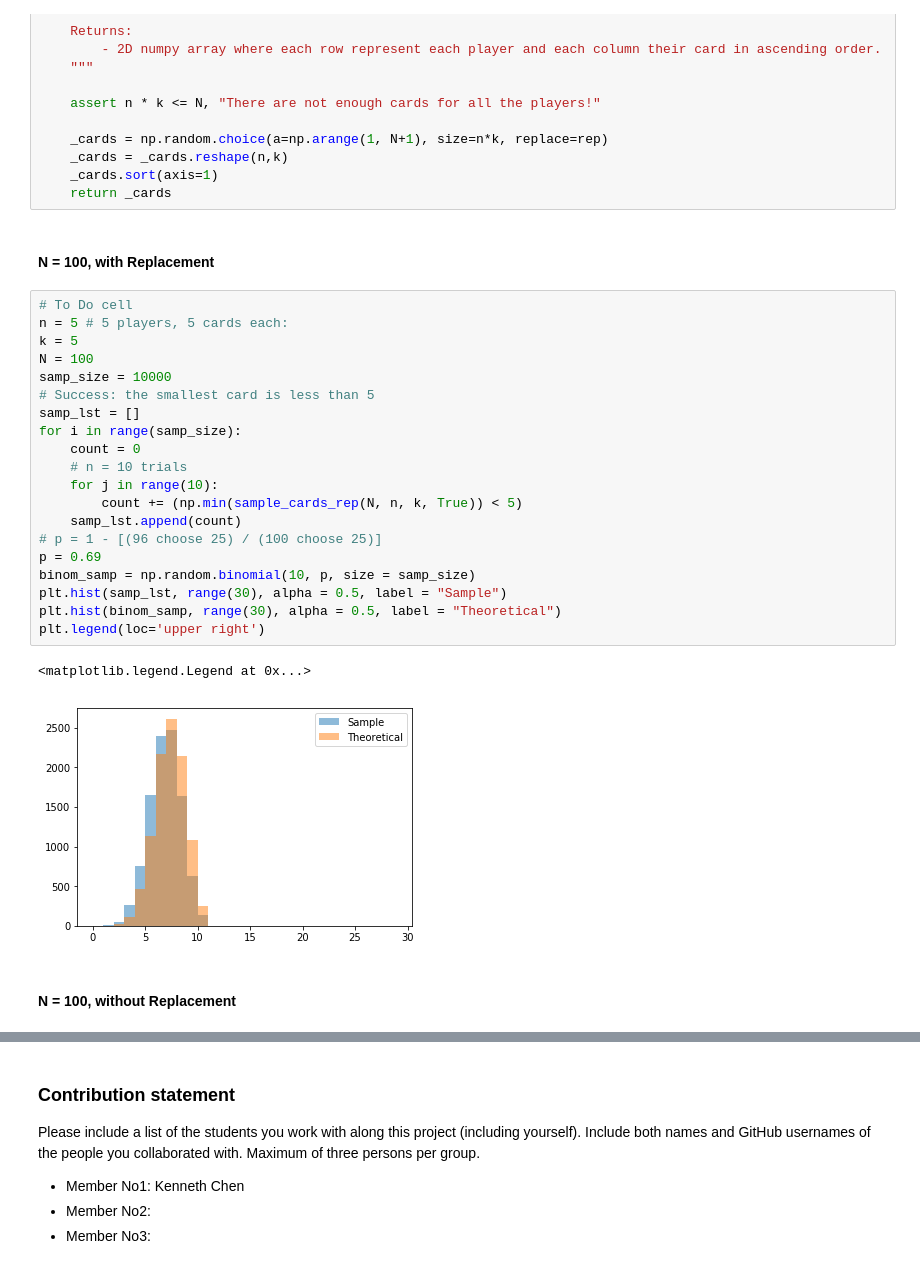
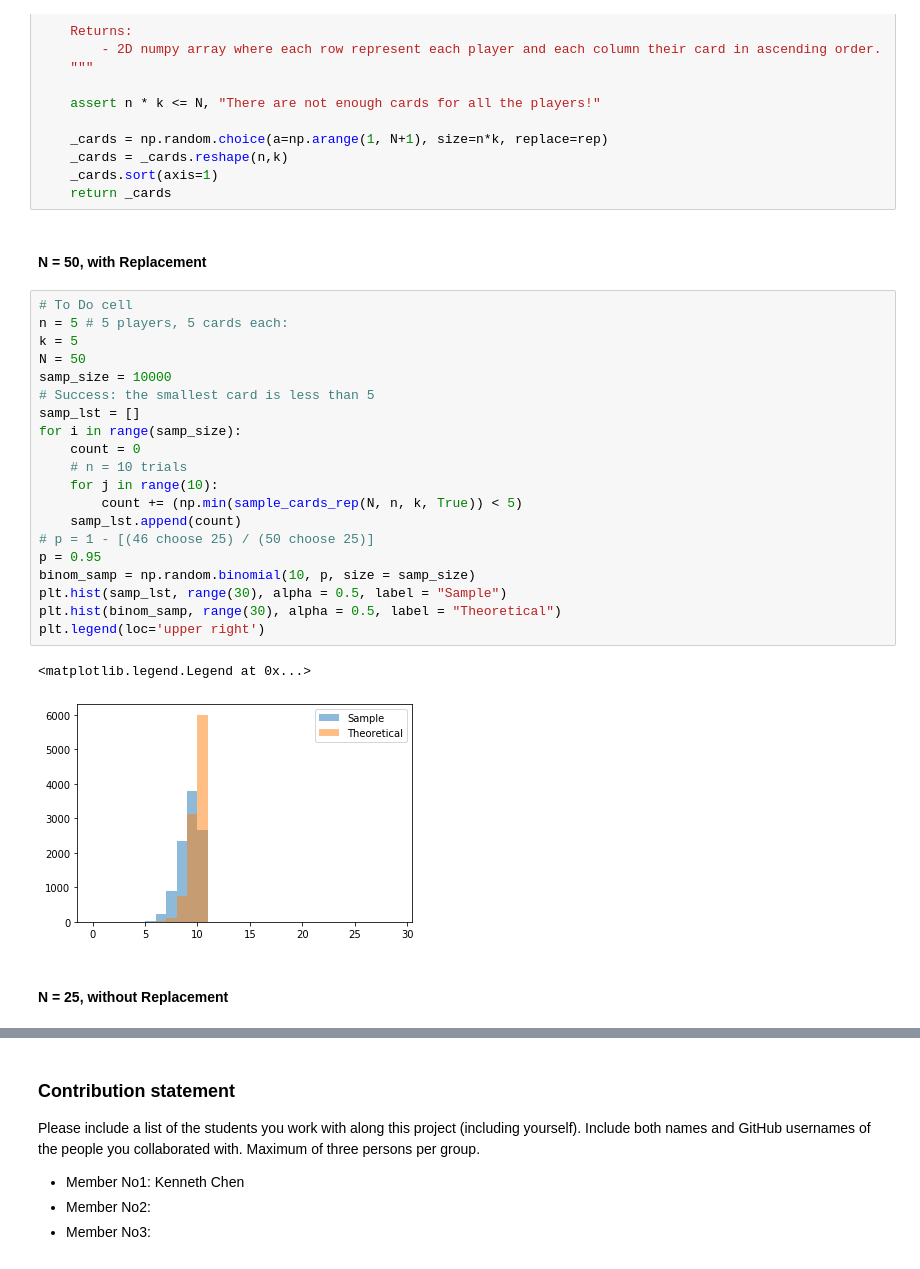
Before and after one commit to UCB-stat-201a-fall23/projectno1-themind-kenneth01px2018, a Jupyter notebook: Project01-TheMind.ipynb, the cells around one changed output, grey strips where cells are left out. Saved outputs shown, nothing was run; the diff lists cells and outputs as text.

```diff
--- a/Project01-TheMind.ipynb
+++ b/Project01-TheMind.ipynb
@@ -403,32 +402,32 @@ def sample_cards_rep(N, n, k, rep):
     _cards.sort(axis=1)
     return _cards
 # %% [markdown]
-#### N = 100, with Replacement
+#### N = 50, with Replacement
 # %%
 # To Do cell
 n = 5 # 5 players, 5 cards each:
 k = 5
-N = 100
+N = 50
 samp_size = 10000
 # Success: the smallest card is less than 5
 samp_lst = []
 for i in range(samp_size):
     count = 0
     # n = 10 trials
     for j in range(10):
         count += (np.min(sample_cards_rep(N, n, k, True)) < 5)
     samp_lst.append(count)
-# p = 1 - [(96 choose 25) / (100 choose 25)]
-p = 0.69
+# p = 1 - [(46 choose 25) / (50 choose 25)]
+p = 0.95
 binom_samp = np.random.binomial(10, p, size = samp_size)
 plt.hist(samp_lst, range(30), alpha = 0.5, label = "Sample")
 plt.hist(binom_samp, range(30), alpha = 0.5, label = "Theoretical")
 plt.legend(loc='upper right')
 # %% [output]
 <matplotlib.legend.Legend at 0x...>
-[figure, old version]
+[figure, new version]
 # %% [markdown]
-#### N = 100, without Replacement
+#### N = 25, without Replacement
 # %%
 # To Do cell
 n = 5 # 5 players, 5 cards each:
```
Also changed, not shown: parts of 23 cells of this notebook.
